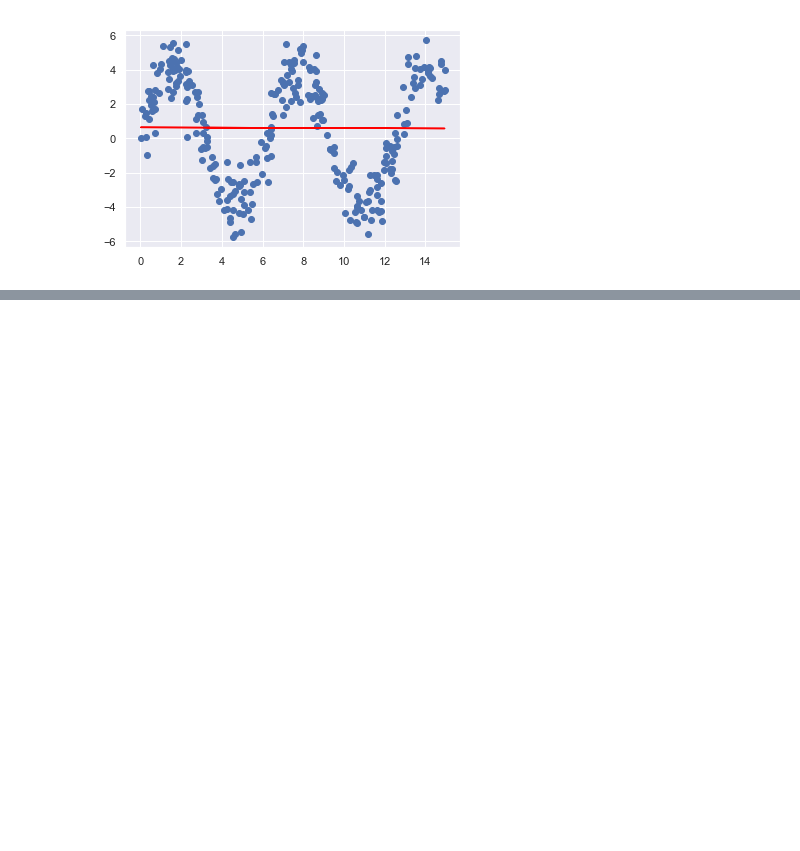
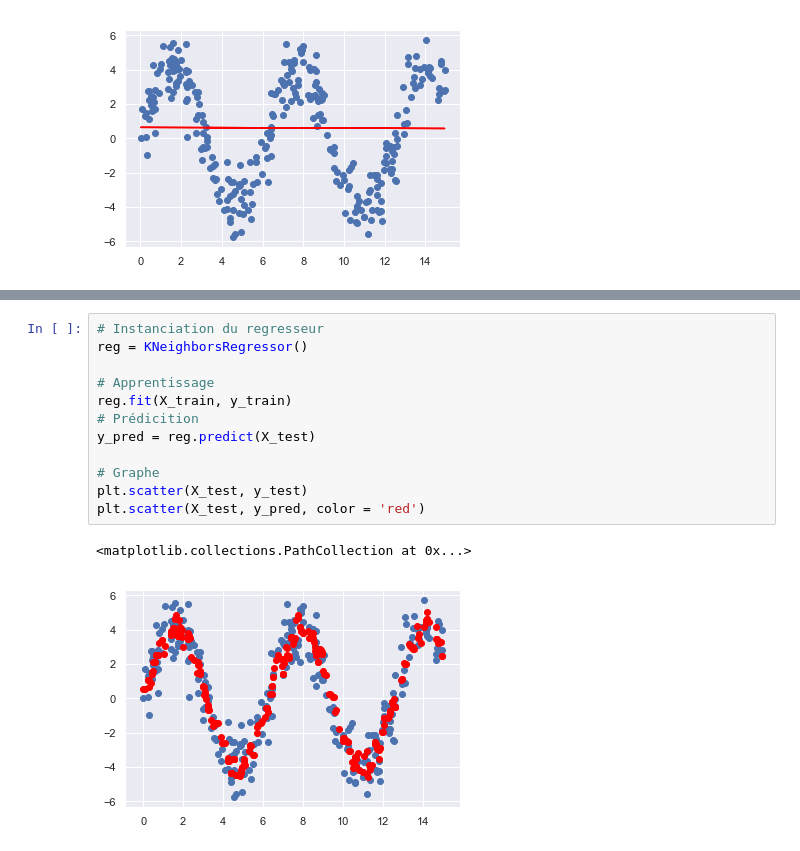
Before and after one commit to Aethyn/LinearRegressionTraining, a Jupyter notebook: TPRegressionLineaire.ipynb, the cells around one changed output, grey strips where cells are left out. Cells and saved outputs as stored; diff of their text form; blank space fills up the shorter version.

```diff
--- a/TPRegressionLineaire.ipynb
+++ b/TPRegressionLineaire.ipynb
@@ -147,0 +169,15 @@ plt.plot(X_test, y_pred, color = 'red')
+# %%
+# Instanciation du regresseur
+reg = KNeighborsRegressor()
+
+# Apprentissage
+reg.fit(X_train, y_train)
+# Prédicition
+y_pred = reg.predict(X_test)
+
+# Graphe
+plt.scatter(X_test, y_test)
+plt.scatter(X_test, y_pred, color = 'red')
+# %% [output]
+<matplotlib.collections.PathCollection at 0x...>
+[figure, added]
```
Also changed, not shown: parts of 3 cells of this notebook.
